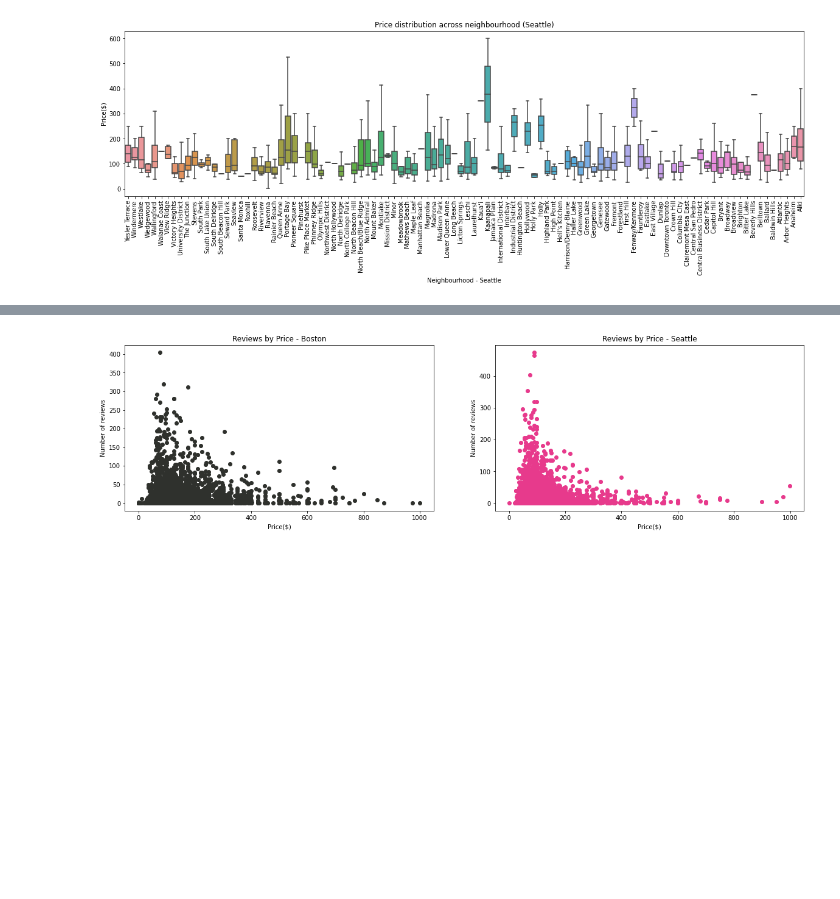
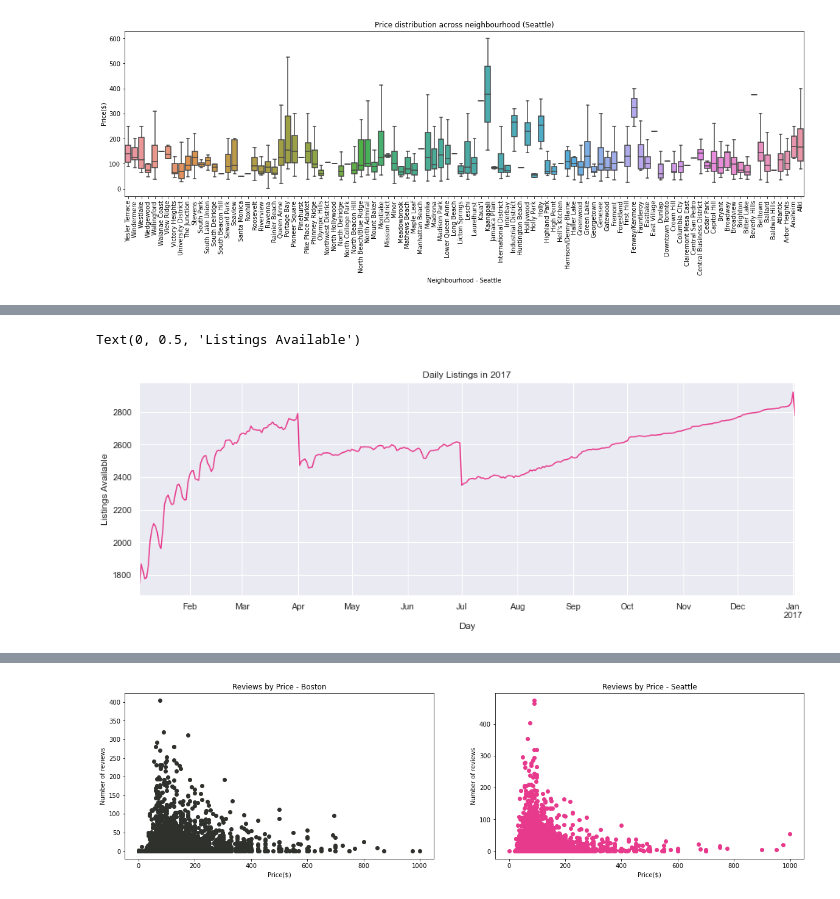
Before and after one commit to kashyapbarua/airbnb-price-analysis, a Jupyter notebook: DataScientist_Project-Airbnb.ipynb, the cells around one changed output, grey strips where cells are left out. Cells and saved outputs as stored; diff of their text form; code cells hidden in the pictures; blank space fills up the shorter version.

```diff
--- a/DataScientist_Project-Airbnb.ipynb
+++ b/DataScientist_Project-Airbnb.ipynb
@@ -276,0 +301,9 @@ sns.lineplot(x = 'date',
+# %%
+plt.figure(figsize = (15,5))
+seattle_daily.groupby(['date'])['listing_id'].sum().plot(label='Listings', color = '#e73a8c')
+plt.title("Daily Listings in 2017")
+plt.xlabel("Day")
+plt.ylabel("Listings Available")
+# %% [output]
+Text(0, 0.5, 'Listings Available')
+[figure, added]
```
Also changed, not shown: parts of 17 cells of this notebook.
